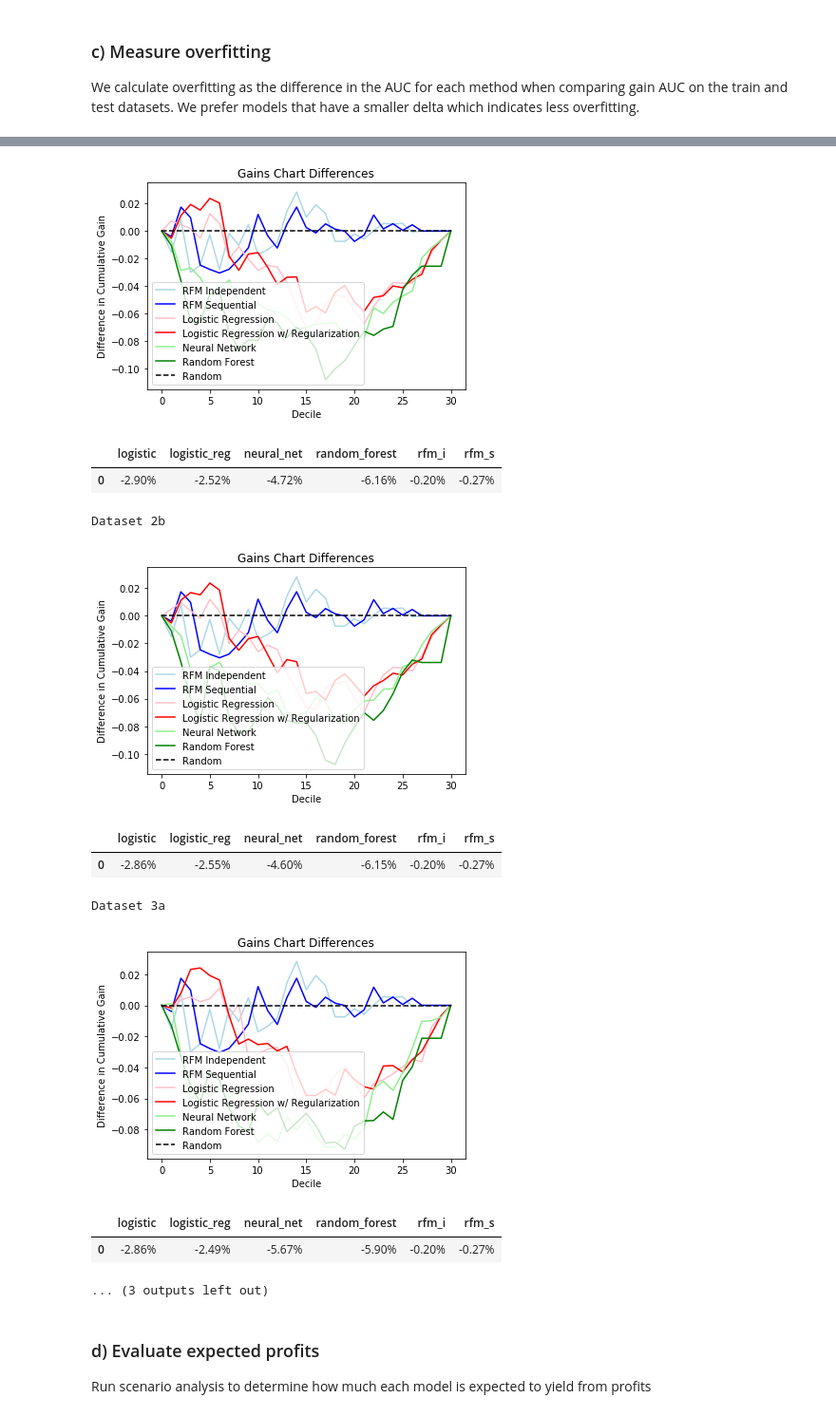
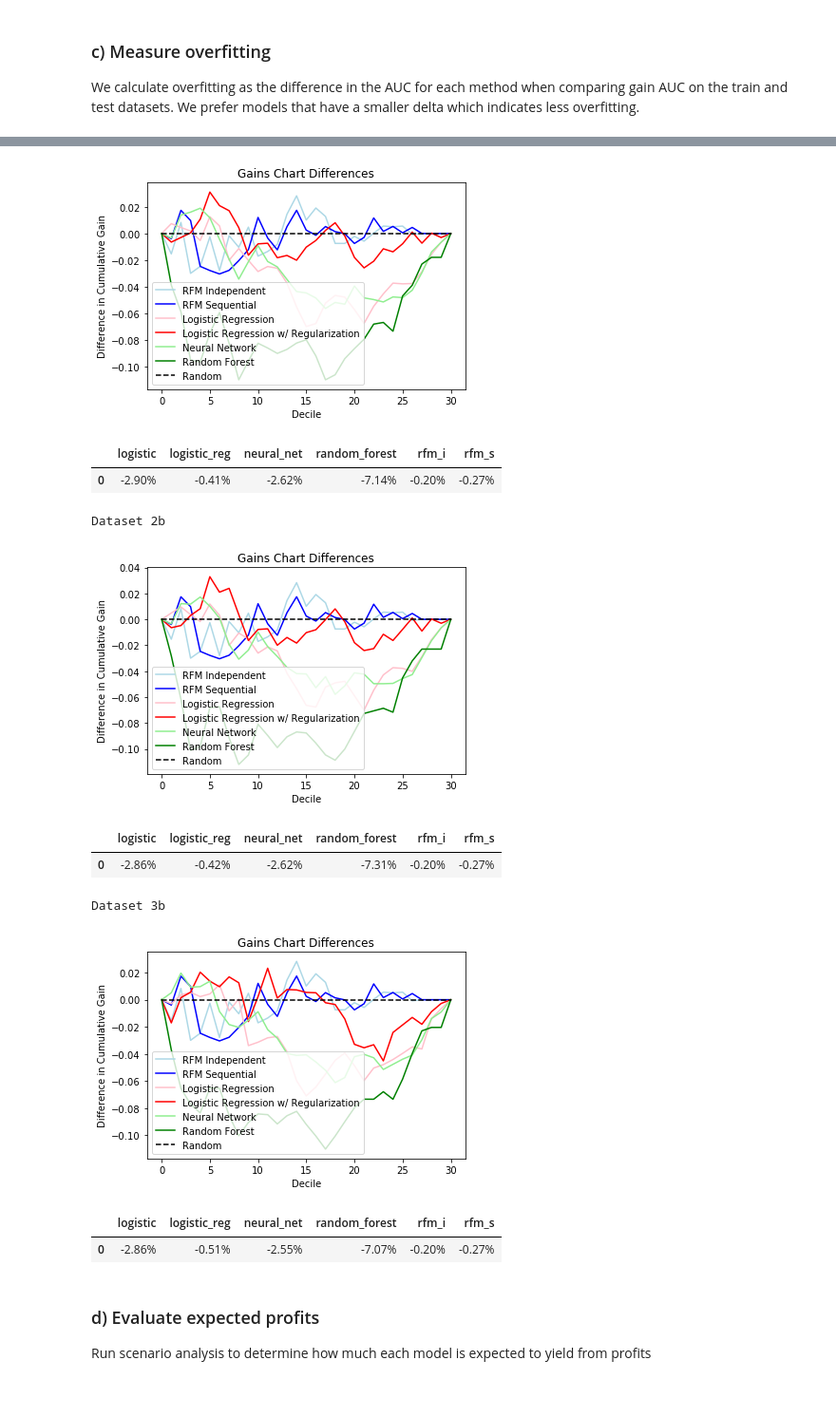
Before and after one commit to adeng/mba263-projects, a Jupyter notebook: Intuit Group Assignment.ipynb, the cells around one changed output, grey strips where cells are left out. Shown at 95% size. Saved outputs shown, nothing was run; the diff lists cells and outputs as text; code cells hidden in the pictures.

```diff
--- a/Intuit Group Assignment.ipynb
+++ b/Intuit Group Assignment.ipynb
@@ -312,16 +312,17 @@ def run_ml_models(dataset, predict, variables, threshold=breakeven_rate):
                'actual_res', 'res_log','res_logr','res_nn','res_rf', 'res_rfmi', 'res_rfms']],
             train[['id', 'p_log','p_logr','p_nn','p_rf', 'p_rfmi', 'p_rfms',
                'actual_res', 'res_log','res_logr','res_nn','res_rf', 'res_rfmi', 'res_rfms']],
-               [result_logit, result_logit_reg, result_nn, result_rf]]
+               [result_logit, result_logit_reg, result_nn, result_rf],
+               [best_param_logit_reg, best_param_nn, best_param_rf]]
 # %% [markdown]
 Run the ML models
 # %%
 # Create predictions
-predictions1, actuals1, models1 = run_ml_models(data, "res1", variables1)
-predictions2a, actuals2a, models2a = run_ml_models(data, "res1", variables2a)
-predictions2b, actuals2b, models2b = run_ml_models(data, "res1", variables2b)
-predictions3a, actuals3a, models3a = run_ml_models(data, "res1", variables3a)
-predictions3b, actuals3b, models3b = run_ml_models(data, "res1", variables3b)
+predictions1, actuals1, models1, params1 = run_ml_models(data, "res1", variables1)
+predictions2a, actuals2a, models2a, params2a = run_ml_models(data, "res1", variables2a)
+predictions2b, actuals2b, models2b, params2b = run_ml_models(data, "res1", variables2b)
+# predictions3a, actuals3a, models3a, params3a = run_ml_models(data, "res1", variables3a)
+predictions3b, actuals3b, models3b, params3b = run_ml_models(data, "res1", variables3b)
 # %% [output]
 Optimization terminated successfully.
          Current function value: 0.174539
@@ -551,8 +581,8 @@ print("Dataset 2a")
 calculate_overfitting(predictions2a, actuals2a)
 print("Dataset 2b")
 calculate_overfitting(predictions2b, actuals2b)
-print("Dataset 3a")
-calculate_overfitting(predictions3a, actuals3a)
+# print("Dataset 3a")
+# calculate_overfitting(predictions3a, actuals3a)
 print("Dataset 3b")
 calculate_overfitting(predictions3b, actuals3b)
 # %% [output]
@@ -563,16 +593,15 @@ Dataset 1
 Dataset 2a
-[figure, old version]
+[figure, new version]
 |  | logistic | logistic_reg | neural_net | random_forest | rfm_i | rfm_s |
-| 0 | -2.90% | -2.52% | -4.72% | -6.16% | -0.20% | -0.27% |
+| 0 | -2.90% | -0.41% | -2.62% | -7.14% | -0.20% | -0.27% |
 Dataset 2b
-[figure, old version]
+[figure, new version]
 |  | logistic | logistic_reg | neural_net | random_forest | rfm_i | rfm_s |
-| 0 | -2.86% | -2.55% | -4.60% | -6.15% | -0.20% | -0.27% |
+| 0 | -2.86% | -0.42% | -2.62% | -7.31% | -0.20% | -0.27% |
-Dataset 3a
+Dataset 3b
-[figure, old version]
+[figure, new version]
 |  | logistic | logistic_reg | neural_net | random_forest | rfm_i | rfm_s |
-| 0 | -2.86% | -2.49% | -5.67% | -5.90% | -0.20% | -0.27% |
+| 0 | -2.86% | -0.51% | -2.55% | -7.07% | -0.20% | -0.27% |
-... (3 outputs left out)
 # %% [markdown]
 ### d) Evaluate expected profits
 Run scenario analysis to determine how much each model is expected to yield from profits
```
Also changed, not shown: parts of 6 cells of this notebook.
